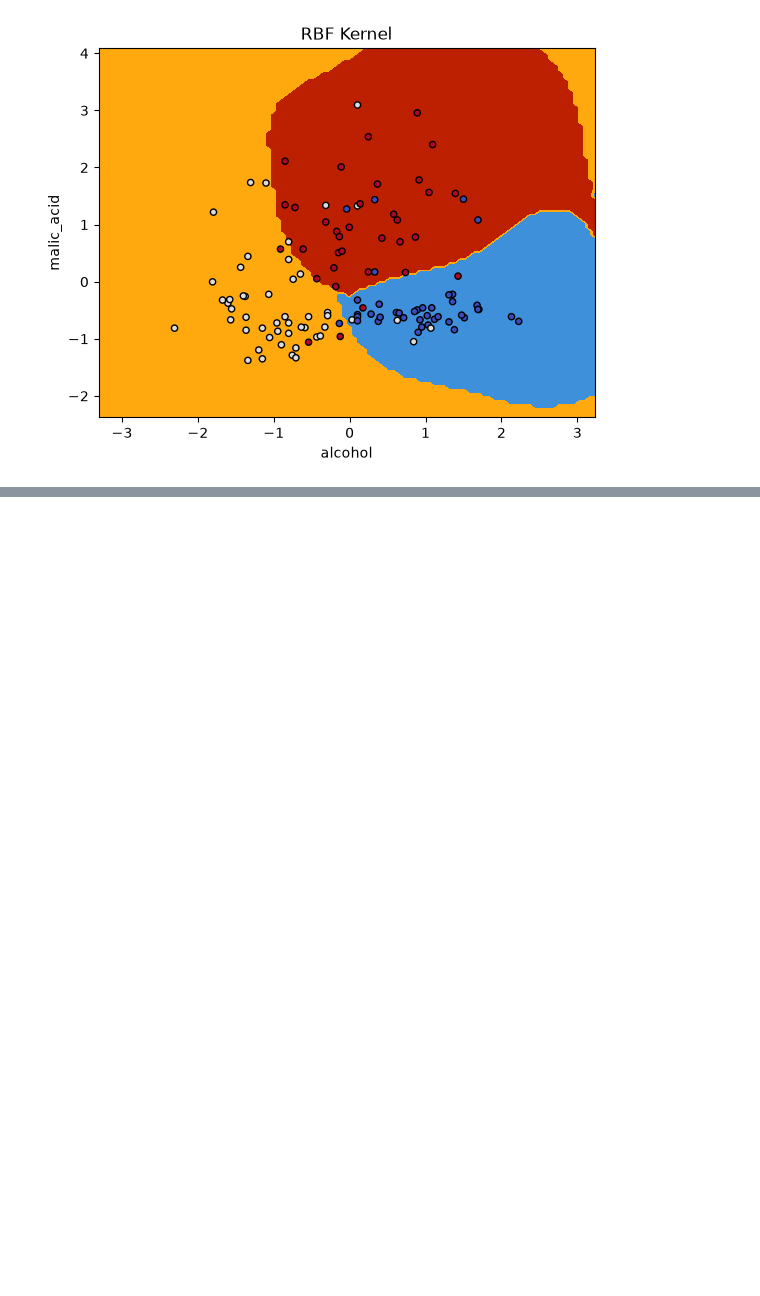
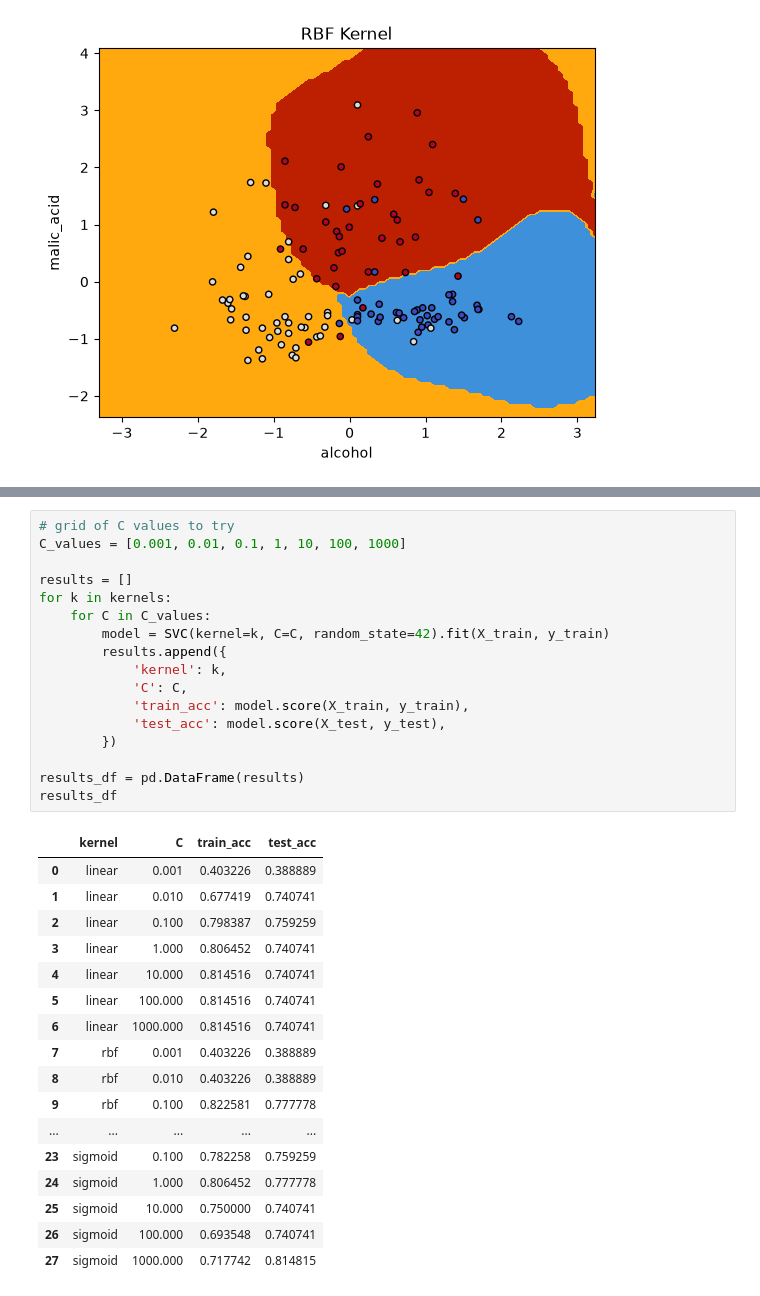
Before and after one commit to WillardDev/Machine_Learning_Foundation, a Jupyter notebook: SVM(3).ipynb, the cells around one changed output, grey strips where cells are left out. Drawn from its saved outputs; the diff is of its cells as text; blank space fills up the shorter version.

```diff
--- a/SVM(3).ipynb
+++ b/SVM(3).ipynb
@@ -106,0 +180,35 @@ plt.show()
+# %%
+# grid of C values to try
+C_values = [0.001, 0.01, 0.1, 1, 10, 100, 1000]
+
+results = []
+for k in kernels:
+    for C in C_values:
+        model = SVC(kernel=k, C=C, random_state=42).fit(X_train, y_train)
+        results.append({
+            'kernel': k,
+            'C': C,
+            'train_acc': model.score(X_train, y_train),
+            'test_acc': model.score(X_test, y_test),
+        })
+
+results_df = pd.DataFrame(results)
+results_df
+# %% [output]
+|  | kernel | C | train_acc | test_acc |
+| 0 | linear | 0.001 | 0.403226 | 0.388889 |
+| 1 | linear | 0.010 | 0.677419 | 0.740741 |
+| 2 | linear | 0.100 | 0.798387 | 0.759259 |
+| 3 | linear | 1.000 | 0.806452 | 0.740741 |
+| 4 | linear | 10.000 | 0.814516 | 0.740741 |
+| 5 | linear | 100.000 | 0.814516 | 0.740741 |
+| 6 | linear | 1000.000 | 0.814516 | 0.740741 |
+| 7 | rbf | 0.001 | 0.403226 | 0.388889 |
+| 8 | rbf | 0.010 | 0.403226 | 0.388889 |
+| 9 | rbf | 0.100 | 0.822581 | 0.777778 |
+| ... | ... | ... | ... | ... |
+| 23 | sigmoid | 0.100 | 0.782258 | 0.759259 |
+| 24 | sigmoid | 1.000 | 0.806452 | 0.777778 |
+| 25 | sigmoid | 10.000 | 0.750000 | 0.740741 |
+| 26 | sigmoid | 100.000 | 0.693548 | 0.740741 |
+| 27 | sigmoid | 1000.000 | 0.717742 | 0.814815 |
```
Also changed, not shown: parts of 9 cells of this notebook, 1 other file.
